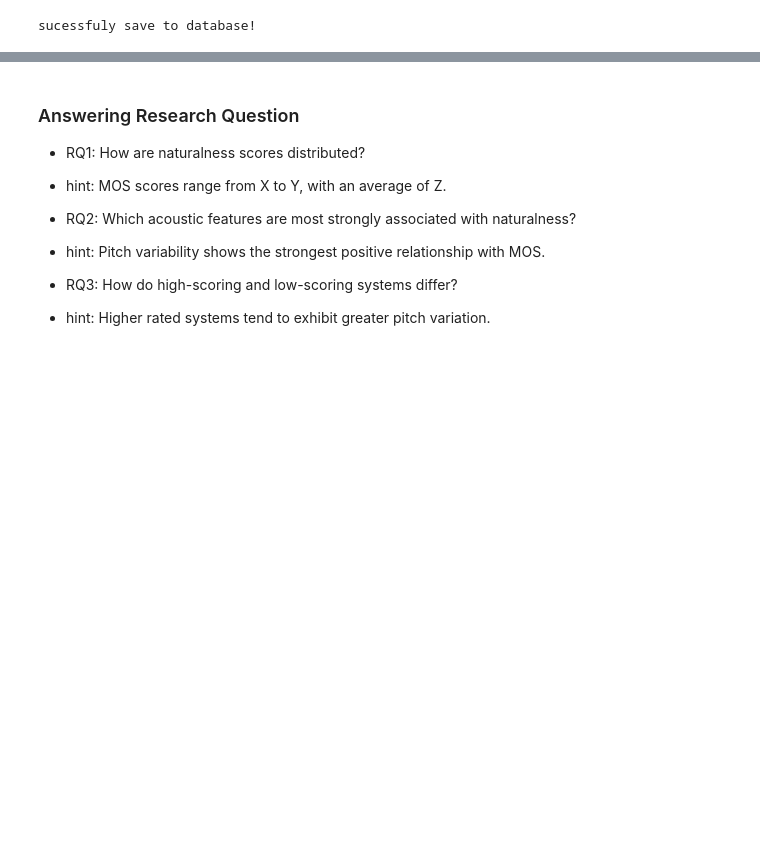
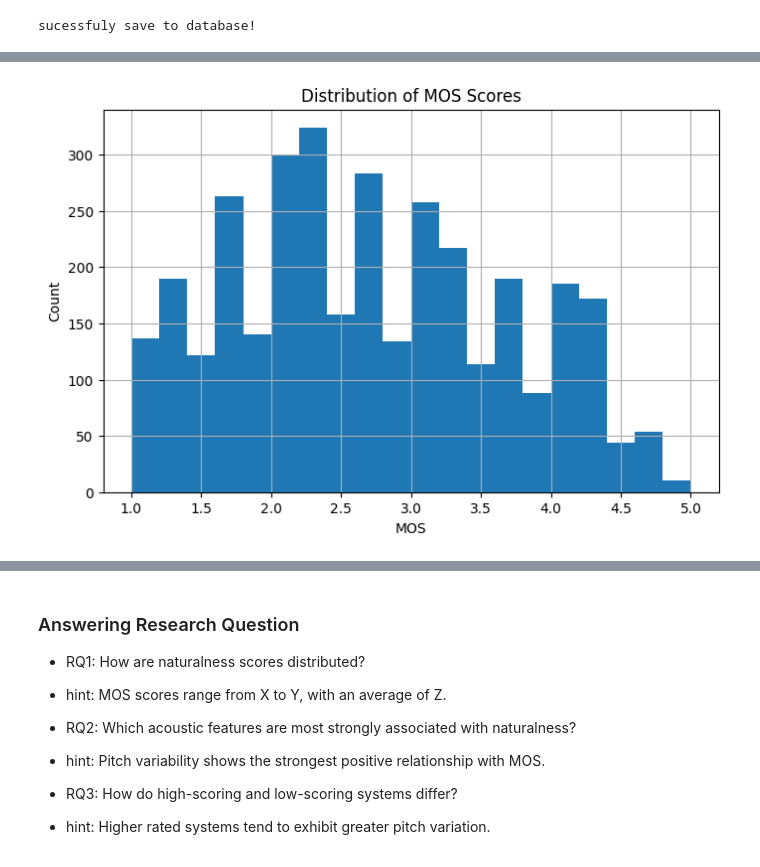
Before and after one commit to sassdahRAK/Acoustic-TTS-Analysis, a Jupyter notebook: notebooks/01_explore_dataset.ipynb, the cells around one changed output, grey strips where cells are left out. Drawn from its saved outputs; the diff is of its cells as text; code cells hidden in the pictures; blank space fills up the shorter version.

```diff
--- a/notebooks/01_explore_dataset.ipynb
+++ b/notebooks/01_explore_dataset.ipynb
@@ -390,0 +484,10 @@ sucessfuly save to database!
+# %%
+import pandas as pd
+import sqlite3
+
+conn = sqlite3.connect("../data/processed/system_data.db")
+query = "select * from wav_analysis"
+
+df = pd.read_sql_query(query, con=conn)
+
+df.head()
@@ -390,0 +501,14 @@ sucessfuly save to database!
+# %%
+import matplotlib.pyplot as plt
+
+plt.figure(figsize=(8,5))
+
+df["MOS"].hist(bins=20)
+
+plt.title("Distribution of MOS Scores")
+plt.xlabel("MOS")
+plt.ylabel("Count")
+
+plt.show()
+# %% [output]
+[figure, added]
```
Also changed, not shown: parts of 24 cells of this notebook, 4 other files.
